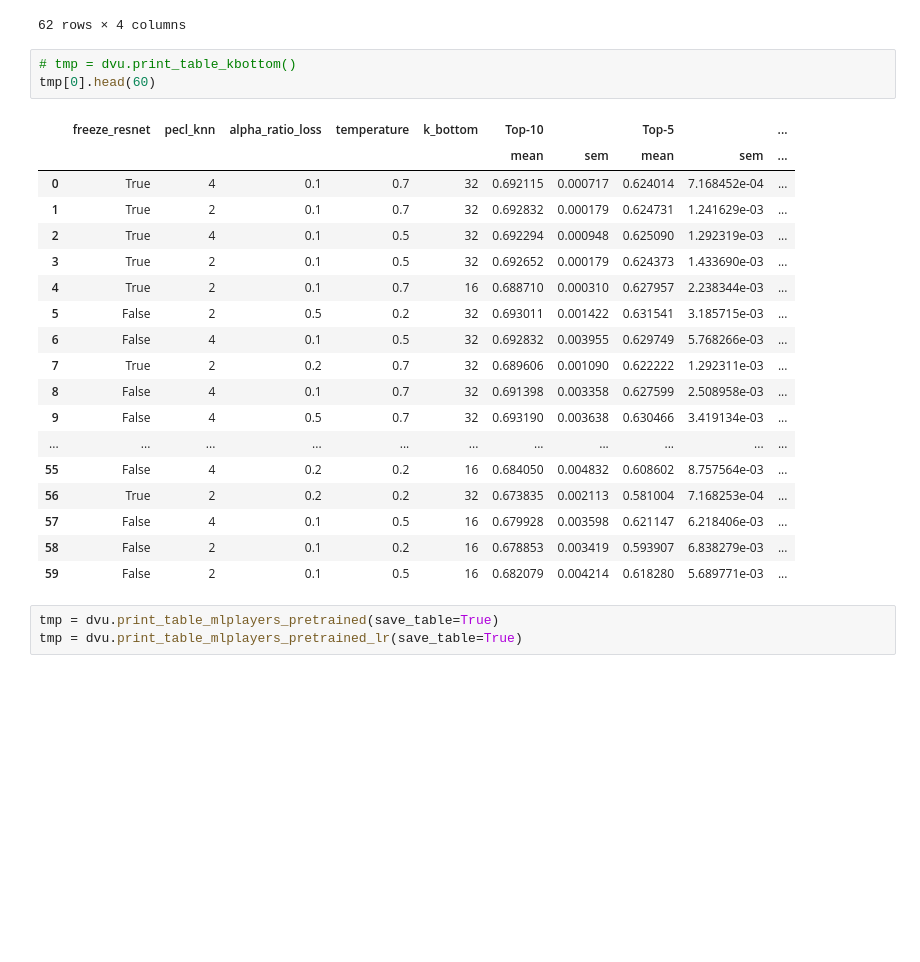
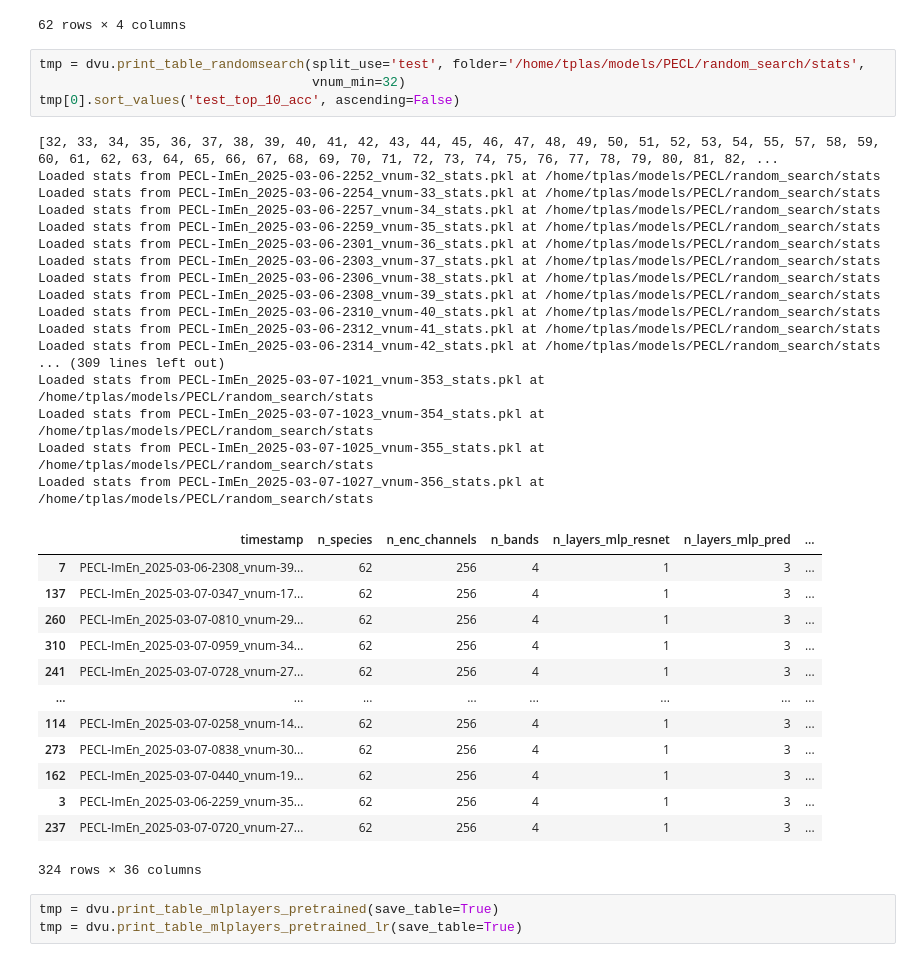
Before and after one commit to vdplasthijs/PECL, a Jupyter notebook: notebooks/Results figs and tables.ipynb, the cells around one changed output. Drawn from its saved outputs; the diff is of its cells as text; blank space fills up the shorter version.

```diff
--- a/notebooks/Results figs and tables.ipynb
+++ b/notebooks/Results figs and tables.ipynb
@@ -356,28 +356,41 @@ tmp
 | 60 | Nymphalis antiopa | 0.01 | 0.00 | 0.00 |
 | 61 | Erebia epiphron | 0.00 | 0.00 | 0.00 |
 62 rows × 4 columns
-# %%
-# tmp = dvu.print_table_kbottom()
-tmp[0].head(60)
-# %% [output]
-|  | freeze_resnet | pecl_knn | alpha_ratio_loss | temperature | k_bottom | Top-10 |  | Top-5 |  | ... |
-|  |  |  |  |  |  | mean | sem | mean | sem | ... |
-| 0 | True | 4 | 0.1 | 0.7 | 32 | 0.692115 | 0.000717 | 0.624014 | 7.168452e-04 | ... |
-| 1 | True | 2 | 0.1 | 0.7 | 32 | 0.692832 | 0.000179 | 0.624731 | 1.241629e-03 | ... |
-| 2 | True | 4 | 0.1 | 0.5 | 32 | 0.692294 | 0.000948 | 0.625090 | 1.292319e-03 | ... |
-| 3 | True | 2 | 0.1 | 0.5 | 32 | 0.692652 | 0.000179 | 0.624373 | 1.433690e-03 | ... |
-| 4 | True | 2 | 0.1 | 0.7 | 16 | 0.688710 | 0.000310 | 0.627957 | 2.238344e-03 | ... |
-| 5 | False | 2 | 0.5 | 0.2 | 32 | 0.693011 | 0.001422 | 0.631541 | 3.185715e-03 | ... |
-| 6 | False | 4 | 0.1 | 0.5 | 32 | 0.692832 | 0.003955 | 0.629749 | 5.768266e-03 | ... |
-| 7 | True | 2 | 0.2 | 0.7 | 32 | 0.689606 | 0.001090 | 0.622222 | 1.292311e-03 | ... |
-| 8 | False | 4 | 0.1 | 0.7 | 32 | 0.691398 | 0.003358 | 0.627599 | 2.508958e-03 | ... |
-| 9 | False | 4 | 0.5 | 0.7 | 32 | 0.693190 | 0.003638 | 0.630466 | 3.419134e-03 | ... |
-| ... | ... | ... | ... | ... | ... | ... | ... | ... | ... | ... |
-| 55 | False | 4 | 0.2 | 0.2 | 16 | 0.684050 | 0.004832 | 0.608602 | 8.757564e-03 | ... |
-| 56 | True | 2 | 0.2 | 0.2 | 32 | 0.673835 | 0.002113 | 0.581004 | 7.168253e-04 | ... |
-| 57 | False | 4 | 0.1 | 0.5 | 16 | 0.679928 | 0.003598 | 0.621147 | 6.218406e-03 | ... |
-| 58 | False | 2 | 0.1 | 0.2 | 16 | 0.678853 | 0.003419 | 0.593907 | 6.838279e-03 | ... |
-| 59 | False | 2 | 0.1 | 0.5 | 16 | 0.682079 | 0.004214 | 0.618280 | 5.689771e-03 | ... |
+# %%
+tmp = dvu.print_table_randomsearch(split_use='test', folder='/home/tplas/models/PECL/random_search/stats',
+                                   vnum_min=32)
+tmp[0].sort_values('test_top_10_acc', ascending=False)
+# %% [output]
+[32, 33, 34, 35, 36, 37, 38, 39, 40, 41, 42, 43, 44, 45, 46, 47, 48, 49, 50, 51, 52, 53, 54, 55, 57, 58, 59, 60, 61, 62, 63, 64, 65, 66, 67, 68, 69, 70, 71, 72, 73, 74, 75, 76, 77, 78, 79, 80, 81, 82, ...
+Loaded stats from PECL-ImEn_2025-03-06-2252_vnum-32_stats.pkl at /home/tplas/models/PECL/random_search/stats
+Loaded stats from PECL-ImEn_2025-03-06-2254_vnum-33_stats.pkl at /home/tplas/models/PECL/random_search/stats
+Loaded stats from PECL-ImEn_2025-03-06-2257_vnum-34_stats.pkl at /home/tplas/models/PECL/random_search/stats
+Loaded stats from PECL-ImEn_2025-03-06-2259_vnum-35_stats.pkl at /home/tplas/models/PECL/random_search/stats
+Loaded stats from PECL-ImEn_2025-03-06-2301_vnum-36_stats.pkl at /home/tplas/models/PECL/random_search/stats
+Loaded stats from PECL-ImEn_2025-03-06-2303_vnum-37_stats.pkl at /home/tplas/models/PECL/random_search/stats
+Loaded stats from PECL-ImEn_2025-03-06-2306_vnum-38_stats.pkl at /home/tplas/models/PECL/random_search/stats
+Loaded stats from PECL-ImEn_2025-03-06-2308_vnum-39_stats.pkl at /home/tplas/models/PECL/random_search/stats
+Loaded stats from PECL-ImEn_2025-03-06-2310_vnum-40_stats.pkl at /home/tplas/models/PECL/random_search/stats
+Loaded stats from PECL-ImEn_2025-03-06-2312_vnum-41_stats.pkl at /home/tplas/models/PECL/random_search/stats
+Loaded stats from PECL-ImEn_2025-03-06-2314_vnum-42_stats.pkl at /home/tplas/models/PECL/random_search/stats
+... (309 lines left out)
+Loaded stats from PECL-ImEn_2025-03-07-1021_vnum-353_stats.pkl at /home/tplas/models/PECL/random_search/stats
+Loaded stats from PECL-ImEn_2025-03-07-1023_vnum-354_stats.pkl at /home/tplas/models/PECL/random_search/stats
+Loaded stats from PECL-ImEn_2025-03-07-1025_vnum-355_stats.pkl at /home/tplas/models/PECL/random_search/stats
+Loaded stats from PECL-ImEn_2025-03-07-1027_vnum-356_stats.pkl at /home/tplas/models/PECL/random_search/stats
+|  | timestamp | n_species | n_enc_channels | n_bands | n_layers_mlp_resnet | n_layers_mlp_pred | ... |
+| 7 | PECL-ImEn_2025-03-06-2308_vnum-39... | 62 | 256 | 4 | 1 | 3 | ... |
+| 137 | PECL-ImEn_2025-03-07-0347_vnum-17... | 62 | 256 | 4 | 1 | 3 | ... |
+| 260 | PECL-ImEn_2025-03-07-0810_vnum-29... | 62 | 256 | 4 | 1 | 3 | ... |
+| 310 | PECL-ImEn_2025-03-07-0959_vnum-34... | 62 | 256 | 4 | 1 | 3 | ... |
+| 241 | PECL-ImEn_2025-03-07-0728_vnum-27... | 62 | 256 | 4 | 1 | 3 | ... |
+| ... | ... | ... | ... | ... | ... | ... | ... |
+| 114 | PECL-ImEn_2025-03-07-0258_vnum-14... | 62 | 256 | 4 | 1 | 3 | ... |
+| 273 | PECL-ImEn_2025-03-07-0838_vnum-30... | 62 | 256 | 4 | 1 | 3 | ... |
+| 162 | PECL-ImEn_2025-03-07-0440_vnum-19... | 62 | 256 | 4 | 1 | 3 | ... |
+| 3 | PECL-ImEn_2025-03-06-2259_vnum-35... | 62 | 256 | 4 | 1 | 3 | ... |
+| 237 | PECL-ImEn_2025-03-07-0720_vnum-27... | 62 | 256 | 4 | 1 | 3 | ... |
+324 rows × 36 columns
 # %%
 tmp = dvu.print_table_mlplayers_pretrained(save_table=True)
 tmp = dvu.print_table_mlplayers_pretrained_lr(save_table=True)
```
Also changed, not shown: 4 other files.
